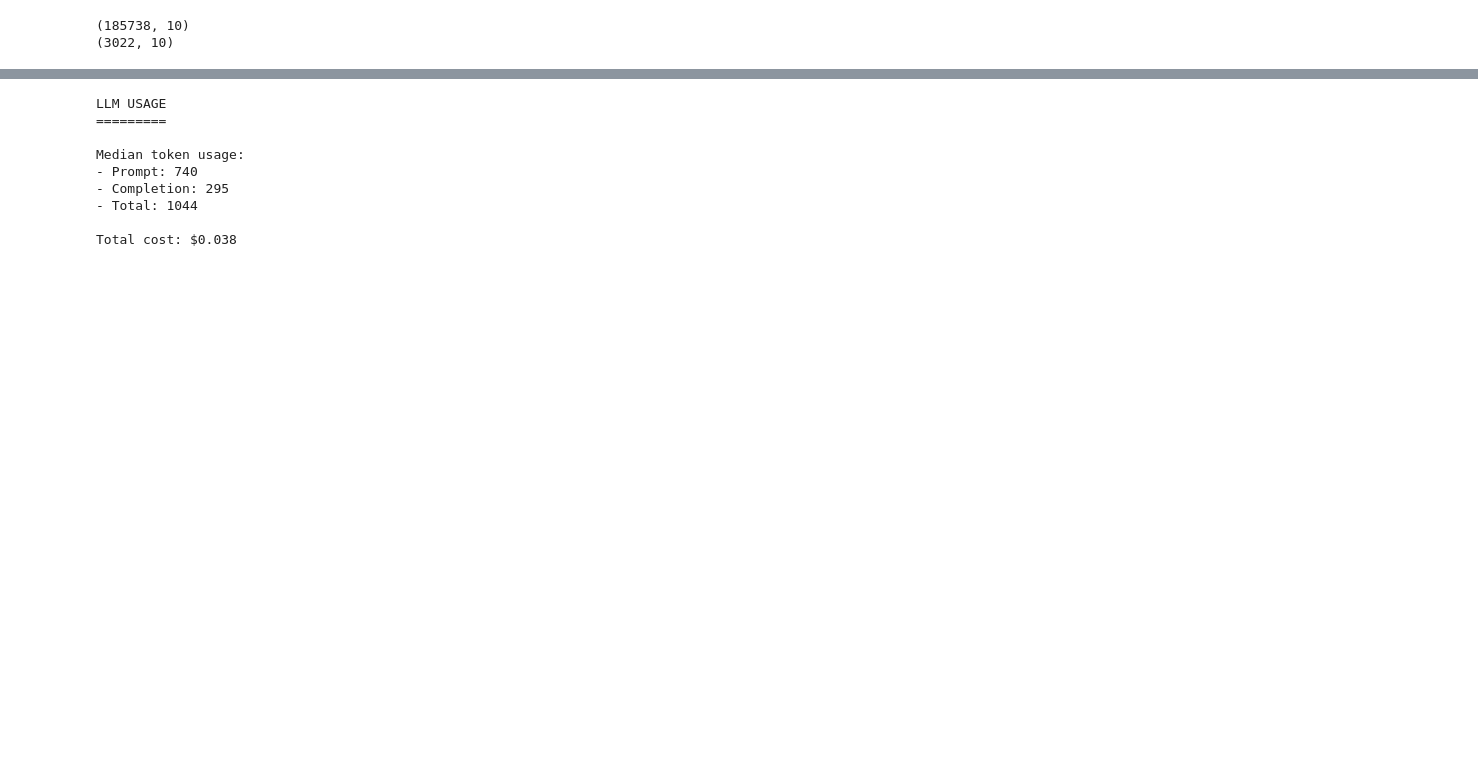
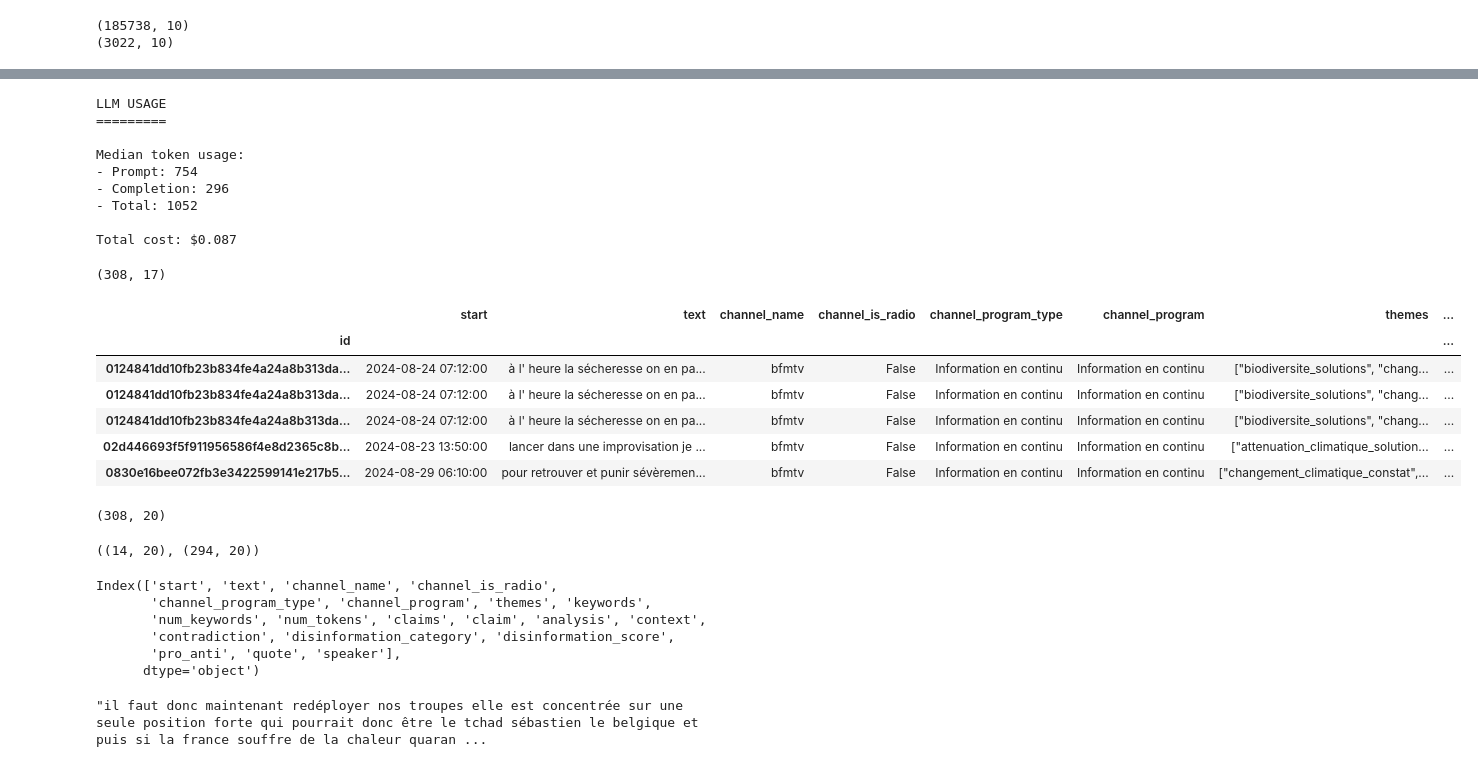
Before and after one commit to dataforgoodfr/climateguard, a Jupyter notebook: notebooks/experiments/mediatree_multi_prompt_prediction.ipynb, the cells around one changed output, grey strips where cells are left out. Cells and saved outputs as stored; diff of their text form; code cells hidden in the pictures; blank space fills up the shorter version.

Commit message:
Add claim refinement on old prompt

```diff
--- a/notebooks/experiments/mediatree_multi_prompt_prediction.ipynb
+++ b/notebooks/experiments/mediatree_multi_prompt_prediction.ipynb
@@ -227,15 +231,21 @@ Analyse maintenant le texte suivant:"""
     )
 
 
-claim_detections = await report_experiment_results(df.iloc[:100], extract_claims)
+claim_detections = await report_experiment_results(df.iloc[:300], extract_claims)
 # %% [output]
 LLM USAGE
 =========
 
 Median token usage:
-- Prompt: 740
-- Completion: 295
-- Total: 1044
+- Prompt: 754
+- Completion: 296
+- Total: 1052
 
-Total cost: $0.038
+Total cost: $0.087
+# %%
+claim_detections = claim_detections.dropna(subset=["claim", "context", "quote"])
+# %%
+claim_detections.shape
+# %% [output]
+(308, 17)
 # %%
@@ -243,0 +344,34 @@ claim_detections.to_csv("../../data/claim_detections_video_extractions.csv")
+# %%
+async def validate_claims(claims_df: pd.DataFrame) -> pd.DataFrame:
+    claim_validations: list[MediatreeClaimIdentifierValidation] = await tqdm.gather(
+        *[
+            double_check_claim(
+                SYSTEM_PROMPT,
+                USER_PROMPT_TEMPLATE.format(
+                    claim=claim.claim, context=claim.context, quote=claim.quote
+                ),
+            )
+            for claim in claims_df.itertuples()
+        ]
+    )
+
+    claim_validations_df = pd.DataFrame(
+        [validation.model_dump(exclude_none=True) for validation in claim_validations],
+        index=claims_df.index,
+    )
+
+    claim_validations_df = pd.concat([claims_df, claim_validations_df], axis=1)
+
+    return claim_validations_df
+# %%
+claim_validations_df = await validate_claims(claim_detections)
+
+claim_validations_df.head()
+# %% [output]
+|  | start | text | channel_name | channel_is_radio | channel_program_type | channel_program | themes | ... |
+| id |  |  |  |  |  |  |  | ... |
+| 0124841dd10fb23b834fe4a24a8b313da... | 2024-08-24 07:12:00 | à l' heure la sécheresse on en pa... | bfmtv | False | Information en continu | Information en continu | ["biodiversite_solutions", "chang... | ... |
+| 0124841dd10fb23b834fe4a24a8b313da... | 2024-08-24 07:12:00 | à l' heure la sécheresse on en pa... | bfmtv | False | Information en continu | Information en continu | ["biodiversite_solutions", "chang... | ... |
+| 0124841dd10fb23b834fe4a24a8b313da... | 2024-08-24 07:12:00 | à l' heure la sécheresse on en pa... | bfmtv | False | Information en continu | Information en continu | ["biodiversite_solutions", "chang... | ... |
+| 02d446693f5f911956586f4e8d2365c8b... | 2024-08-23 13:50:00 | lancer dans une improvisation je ... | bfmtv | False | Information en continu | Information en continu | ["attenuation_climatique_solution... | ... |
+| 0830e16bee072fb3e3422599141e217b5... | 2024-08-29 06:10:00 | pour retrouver et punir sévèremen... | bfmtv | False | Information en continu | Information en continu | ["changement_climatique_constat",... | ... |
@@ -243,0 +380,11 @@ claim_detections.to_csv("../../data/claim_detections_video_extractions.csv")
+# %%
+claim_validations_df.shape
+# %% [output]
+(308, 20)
+# %%
+(
+    claim_validations_df.loc[~claim_validations_df.valid].shape,
+    claim_validations_df.loc[claim_validations_df.valid].shape,
+)
+# %% [output]
+((14, 20), (294, 20))
@@ -243,0 +424,9 @@ claim_detections.to_csv("../../data/claim_detections_video_extractions.csv")
+# %%
+df_old_prompt_claims.columns
+# %% [output]
+Index(['start', 'text', 'channel_name', 'channel_is_radio',
+       'channel_program_type', 'channel_program', 'themes', 'keywords',
+       'num_keywords', 'num_tokens', 'claims', 'claim', 'analysis', 'context',
+       'contradiction', 'disinformation_category', 'disinformation_score',
+       'pro_anti', 'quote', 'speaker'],
+      dtype='object')
@@ -243,0 +455,4 @@ claim_detections.to_csv("../../data/claim_detections_video_extractions.csv")
+# %%
+df_old_prompt_claims.text.iloc[0]
+# %% [output]
+"il faut donc maintenant redéployer nos troupes elle est concentrée sur une seule position forte qui pourrait donc être le tchad sébastien le belgique et puis si la france souffre de la chaleur quaran ...
```
Also changed, not shown: parts of 13 cells of this notebook, 2 other files.
